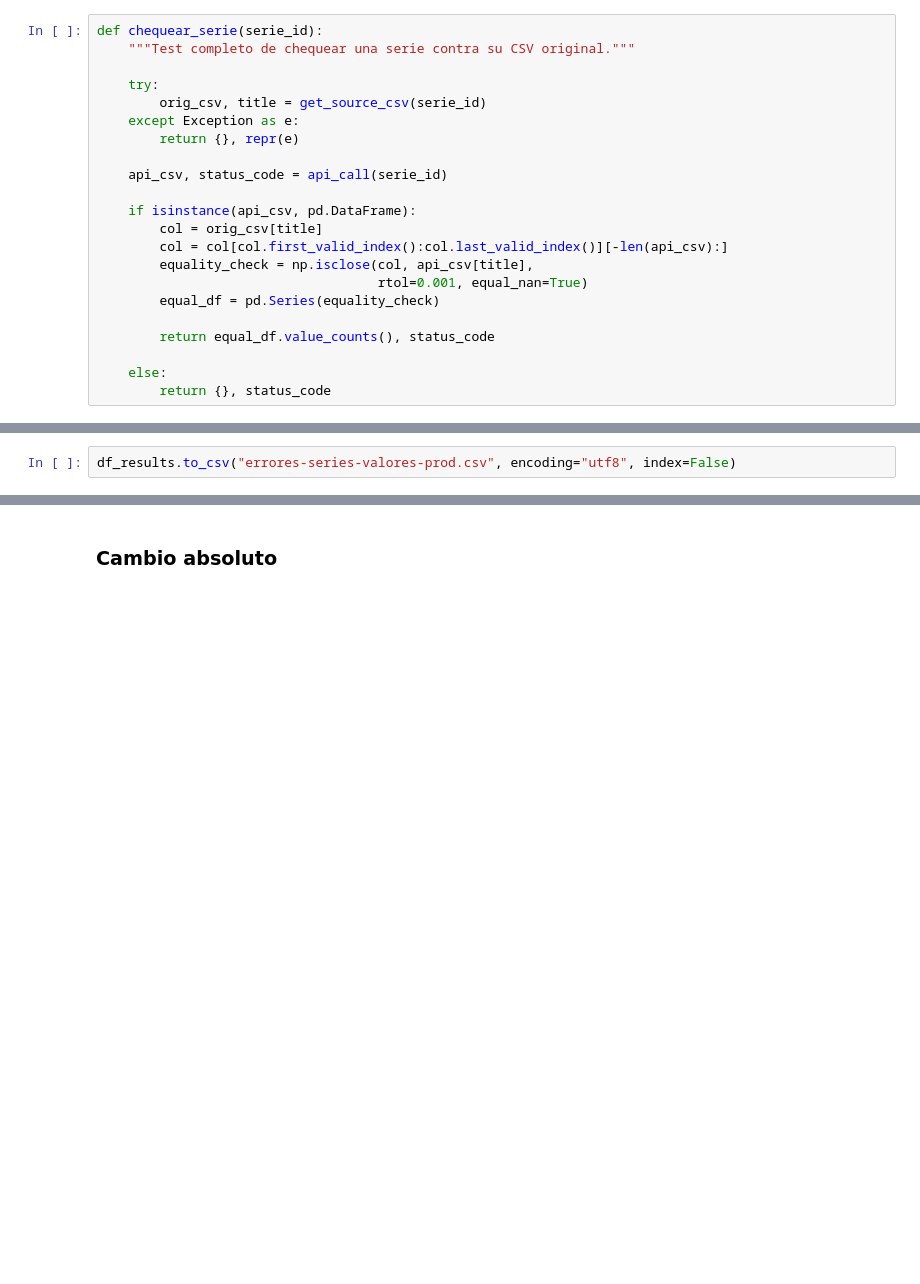
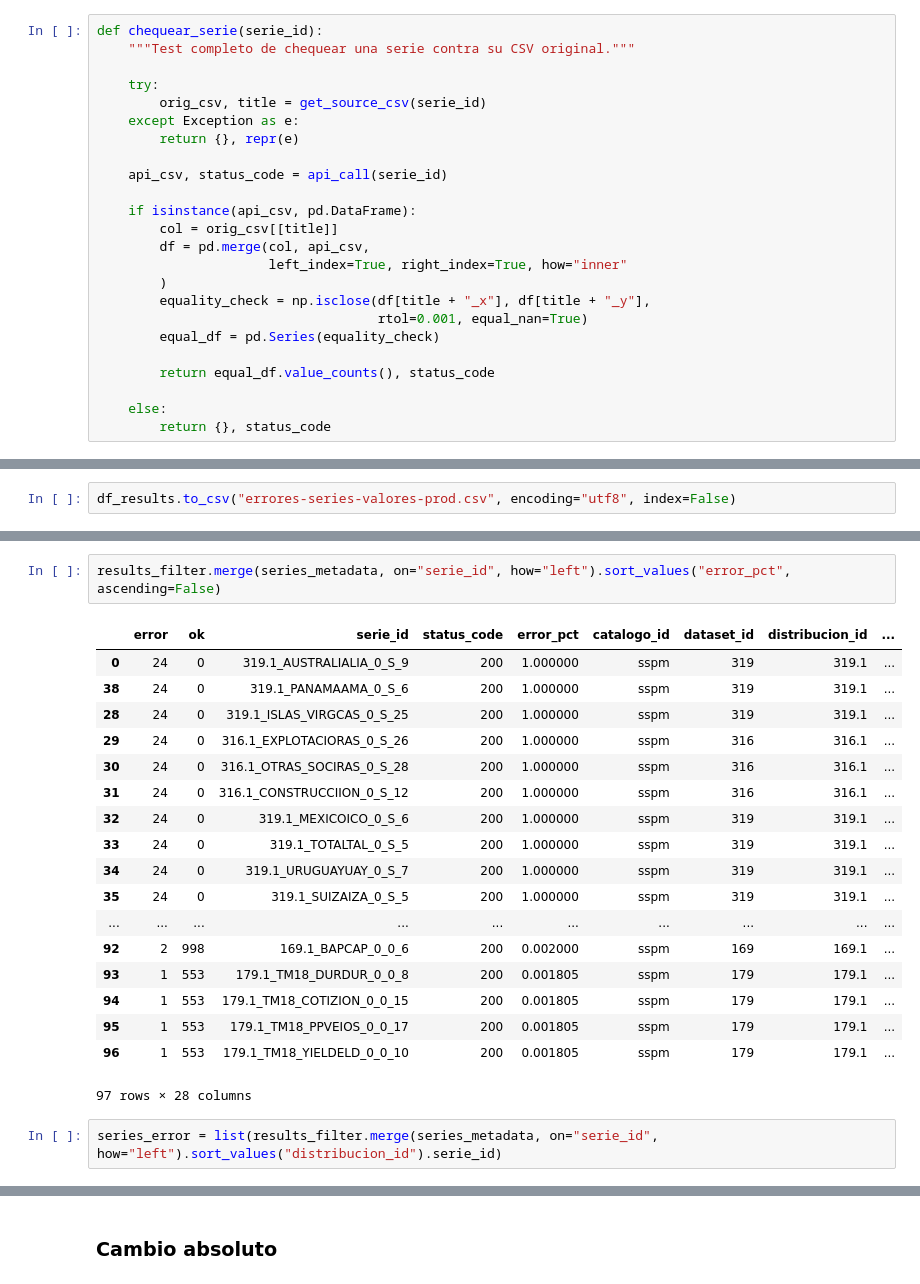
Before and after one commit to datosgobar/series-tiempo-ar-api, a Jupyter notebook: docs/Tests de integracion.ipynb, the cells around one changed output, grey strips where cells are left out. Cells and saved outputs as stored; diff of their text form; blank space fills up the shorter version.

```diff
--- a/docs/Tests de integracion.ipynb
+++ b/docs/Tests de integracion.ipynb
@@ -130,9 +130,11 @@ def chequear_serie(serie_id):
     api_csv, status_code = api_call(serie_id)
 
     if isinstance(api_csv, pd.DataFrame):
-        col = orig_csv[title]
-        col = col[col.first_valid_index():col.last_valid_index()][-len(api_csv):]
-        equality_check = np.isclose(col, api_csv[title],
+        col = orig_csv[[title]]
+        df = pd.merge(col, api_csv,
+                      left_index=True, right_index=True, how="inner"
+        )
+        equality_check = np.isclose(df[title + "_x"], df[title + "_y"],
                                     rtol=0.001, equal_nan=True)
         equal_df = pd.Series(equality_check)
 
@@ -228,0 +244,23 @@ len(results_filter)
+# %%
+results_filter.merge(series_metadata, on="serie_id", how="left").sort_values("error_pct", ascending=False)
+# %% [output]
+|  | error | ok | serie_id | status_code | error_pct | catalogo_id | dataset_id | distribucion_id | ... |
+| 0 | 24 | 0 | 319.1_AUSTRALIALIA_0_S_9 | 200 | 1.000000 | sspm | 319 | 319.1 | ... |
+| 38 | 24 | 0 | 319.1_PANAMAAMA_0_S_6 | 200 | 1.000000 | sspm | 319 | 319.1 | ... |
+| 28 | 24 | 0 | 319.1_ISLAS_VIRGCAS_0_S_25 | 200 | 1.000000 | sspm | 319 | 319.1 | ... |
+| 29 | 24 | 0 | 316.1_EXPLOTACIORAS_0_S_26 | 200 | 1.000000 | sspm | 316 | 316.1 | ... |
+| 30 | 24 | 0 | 316.1_OTRAS_SOCIRAS_0_S_28 | 200 | 1.000000 | sspm | 316 | 316.1 | ... |
+| 31 | 24 | 0 | 316.1_CONSTRUCCIION_0_S_12 | 200 | 1.000000 | sspm | 316 | 316.1 | ... |
+| 32 | 24 | 0 | 319.1_MEXICOICO_0_S_6 | 200 | 1.000000 | sspm | 319 | 319.1 | ... |
+| 33 | 24 | 0 | 319.1_TOTALTAL_0_S_5 | 200 | 1.000000 | sspm | 319 | 319.1 | ... |
+| 34 | 24 | 0 | 319.1_URUGUAYUAY_0_S_7 | 200 | 1.000000 | sspm | 319 | 319.1 | ... |
+| 35 | 24 | 0 | 319.1_SUIZAIZA_0_S_5 | 200 | 1.000000 | sspm | 319 | 319.1 | ... |
+| ... | ... | ... | ... | ... | ... | ... | ... | ... | ... |
+| 92 | 2 | 998 | 169.1_BAPCAP_0_0_6 | 200 | 0.002000 | sspm | 169 | 169.1 | ... |
+| 93 | 1 | 553 | 179.1_TM18_DURDUR_0_0_8 | 200 | 0.001805 | sspm | 179 | 179.1 | ... |
+| 94 | 1 | 553 | 179.1_TM18_COTIZION_0_0_15 | 200 | 0.001805 | sspm | 179 | 179.1 | ... |
+| 95 | 1 | 553 | 179.1_TM18_PPVEIOS_0_0_17 | 200 | 0.001805 | sspm | 179 | 179.1 | ... |
+| 96 | 1 | 553 | 179.1_TM18_YIELDELD_0_0_10 | 200 | 0.001805 | sspm | 179 | 179.1 | ... |
+97 rows × 28 columns
+# %%
+series_error = list(results_filter.merge(series_metadata, on="serie_id", how="left").sort_values("distribucion_id").serie_id)
```
Also changed, not shown: parts of 6 cells of this notebook.
